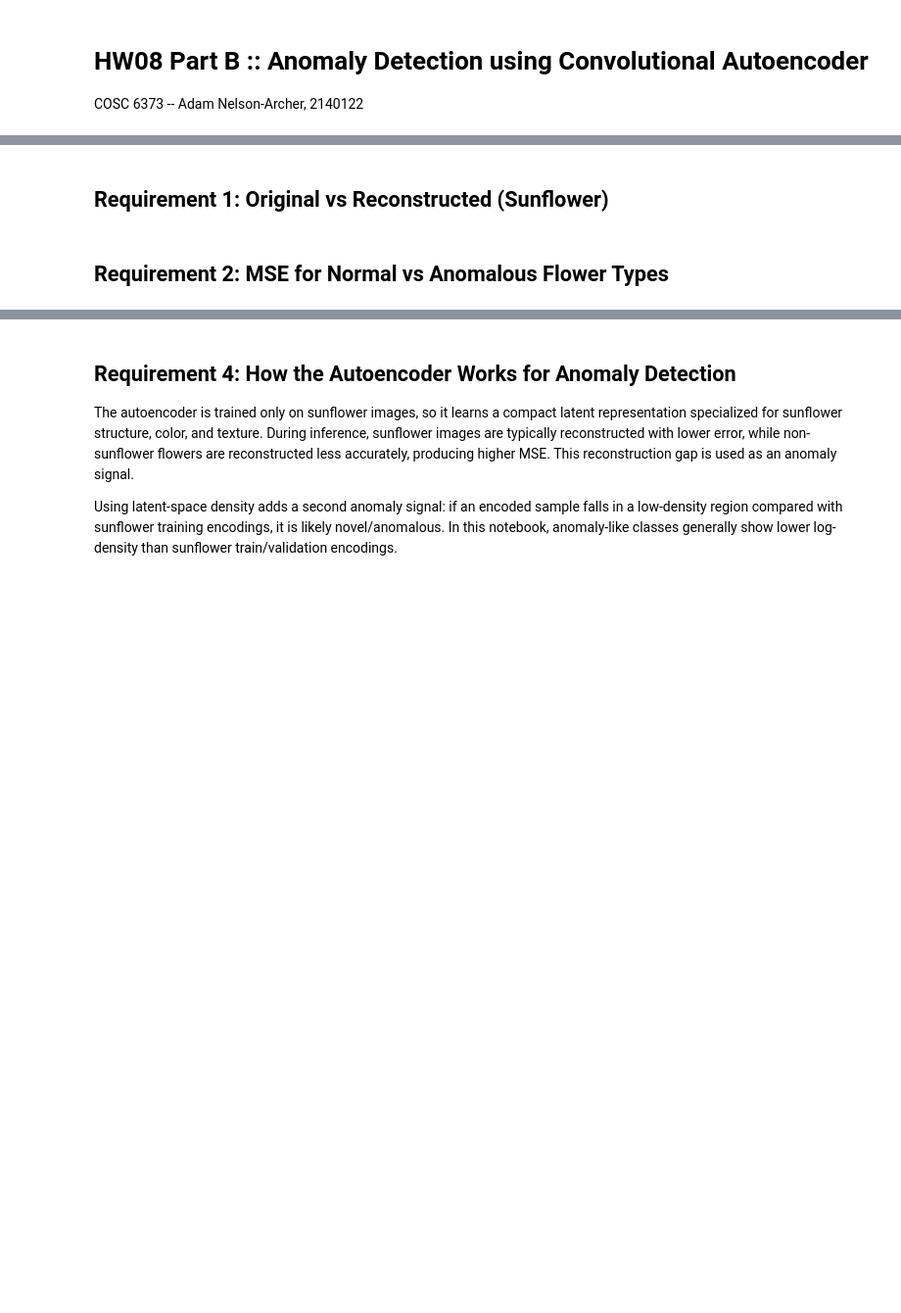
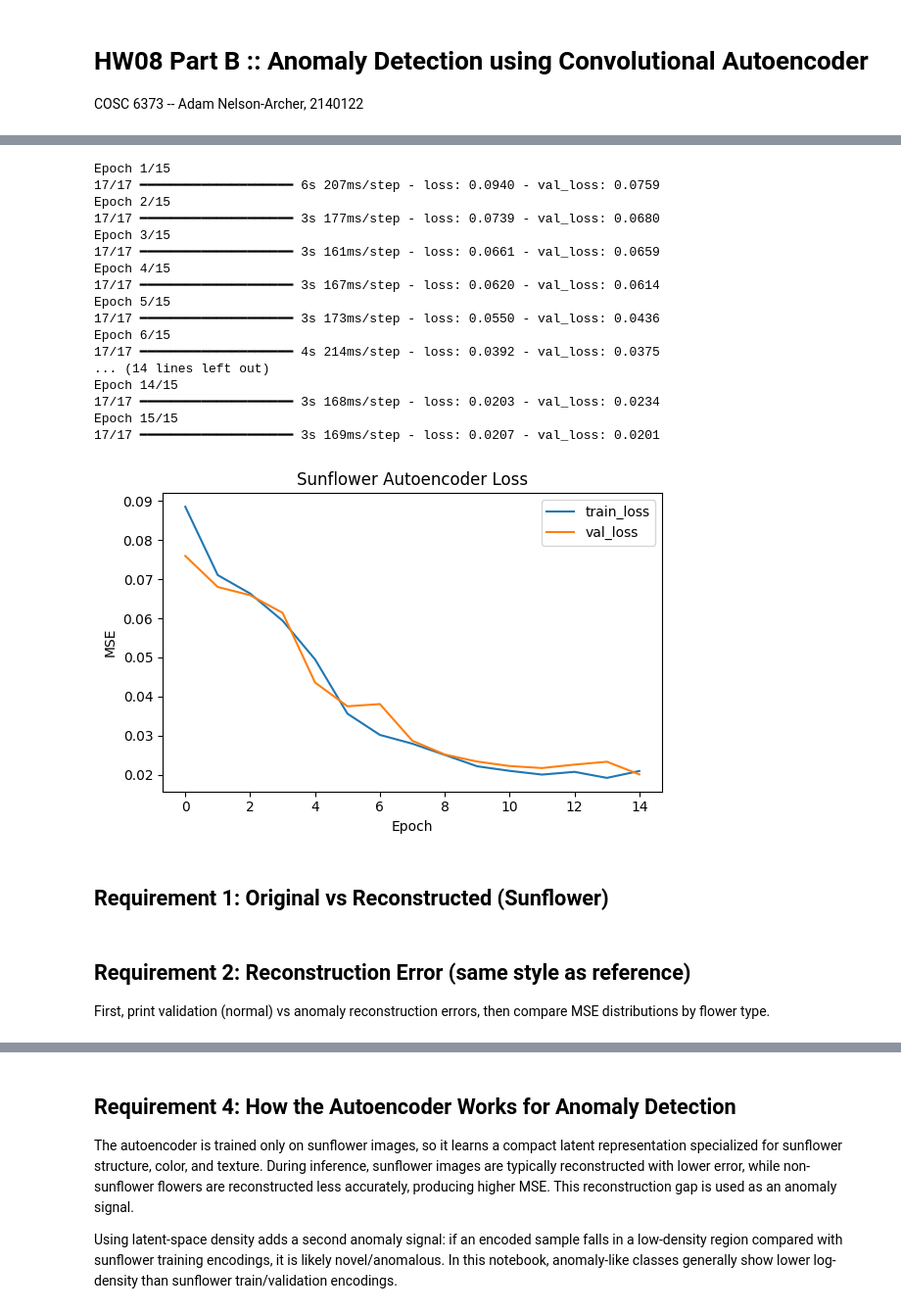
Before and after one commit to adamnelsonarcher/COSC6373, a Jupyter notebook: HW8/Part_B/HW08-PartB_Adam_Nelson-Archer.ipynb, the cells around one changed output, grey strips where cells are left out. Shown at 98% size. Drawn from its saved outputs; the diff is of its cells as text; code cells hidden in the pictures; blank space fills up the shorter version.

```diff
--- a/HW8/Part_B/HW08-PartB_Adam_Nelson-Archer.ipynb
+++ b/HW8/Part_B/HW08-PartB_Adam_Nelson-Archer.ipynb
@@ -113,29 +132,40 @@ print(val_ds)
 # %%
-def build_conv_autoencoder(img_size: tuple[int, int]):
+def build_conv_autoencoder_like_reference(img_size: tuple[int, int]):
     inp = tf.keras.Input(shape=(img_size[0], img_size[1], 3), name="image")
 
-    # Encoder: Conv + MaxPool
-    x = tf.keras.layers.Conv2D(32, 3, activation="relu", padding="same")(inp)
-    x = tf.keras.layers.MaxPooling2D(2, padding="same")(x)
-    x = tf.keras.layers.Conv2D(64, 3, activation="relu", padding="same")(x)
-    x = tf.keras.layers.MaxPooling2D(2, padding="same")(x)
-    x = tf.keras.layers.Conv2D(128, 3, activation="relu", padding="same")(x)
-    encoded = tf.keras.layers.MaxPooling2D(2, padding="same", name="encoded")(x)
+    # Encoder layout matching the reference notebook style.
+    x = tf.keras.layers.Conv2D(16, (3, 3), activation="relu", padding="same", name="enc_conv1")(inp)
+    x = tf.keras.layers.MaxPooling2D((4, 4), padding="same", name="enc_pool1")(x)
 
-    # Decoder: Transposed conv upsampling
-    x = tf.keras.layers.Conv2DTranspose(128, 3, strides=2, activation="relu", padding="same")(encoded)
-    x = tf.keras.layers.Conv2DTranspose(64, 3, strides=2, activation="relu", padding="same")(x)
-    x = tf.keras.layers.Conv2DTranspose(32, 3, strides=2, activation="relu", padding="same")(x)
-    out = tf.keras.layers.Conv2D(3, 3, activation="sigmoid", padding="same")(x)
+    x = tf.keras.layers.Conv2D(8, (3, 3), activation="relu", padding="same", name="enc_conv2")(x)
+    x = tf.keras.layers.MaxPooling2D((4, 4), padding="same", name="enc_pool2")(x)
+
+    x = tf.keras.layers.Conv2D(3, (3, 3), activation="relu", padding="same", name="enc_conv3")(x)
+    encoded = tf.keras.layers.MaxPooling2D((2, 2), padding="same", name="encoded")(x)  # 3x3x3
+
+    # Decoder layout matching reference style (upsampling blocks).
+    x = tf.keras.layers.Conv2D(3, (3, 3), activation="relu", padding="same", name="dec_conv1")(encoded)
+    x = tf.keras.layers.UpSampling2D((2, 2), name="dec_up1")(x)
+
+    x = tf.keras.layers.Conv2D(8, (3, 3), activation="relu", padding="same", name="dec_conv2")(x)
+    x = tf.keras.layers.UpSampling2D((4, 4), name="dec_up2")(x)
+
+    x = tf.keras.layers.Conv2D(16, (3, 3), activation="relu", padding="same", name="dec_conv3")(x)
+    x = tf.keras.layers.UpSampling2D((4, 4), name="dec_up3")(x)
+
+    out = tf.keras.layers.Conv2D(3, (3, 3), activation="sigmoid", padding="same", name="reconstruction")(x)
 
     autoencoder = tf.keras.Model(inp, out, name="conv_autoencoder")
-    encoder = tf.keras.Model(inp, encoded, name="encoder")
+    encoder = tf.keras.Model(inp, encoded, name="encoder_replica")
     return autoencoder, encoder
 
 
-autoencoder, encoder = build_conv_autoencoder(cfg_img_size)
+autoencoder, encoder = build_conv_autoencoder_like_reference(cfg_img_size)
 autoencoder.compile(
-    optimizer=tf.keras.optimizers.Adam(learning_rate=cfg_learning_rate),
+    optimizer=tf.keras.optimizers.Adadelta(learning_rate=1.0),
     loss="mse",
 )
+print("Autoencoder summary:")
 autoencoder.summary()
+print("\nEncoder summary (compressed 3x3x3):")
+encoder.summary()
@@ -142,24 +194,43 @@ autoencoder.summary()
 # %%
 callbacks = [
-    tf.keras.callbacks.EarlyStopping(monitor="val_loss", patience=3, restore_best_weights=True),
+    tf.keras.callbacks.EarlyStopping(monitor="val_loss", patience=10, restore_best_weights=True),
 ]
 
 history = autoencoder.fit(
     train_ds,
     validation_data=val_ds,
     epochs=cfg_epochs,
     callbacks=callbacks,
     verbose=1,
 )
 
 plt.figure(figsize=(6, 4))
 plt.plot(history.history["loss"], label="train_loss")
 plt.plot(history.history["val_loss"], label="val_loss")
 plt.title("Sunflower Autoencoder Loss")
 plt.xlabel("Epoch")
 plt.ylabel("MSE")
 plt.legend()
 plt.tight_layout()
+# %% [output]
+Epoch 1/15
+17/17 ━━━━━━━━━━━━━━━━━━━━ 6s 207ms/step - loss: 0.0940 - val_loss: 0.0759
+Epoch 2/15
+17/17 ━━━━━━━━━━━━━━━━━━━━ 3s 177ms/step - loss: 0.0739 - val_loss: 0.0680
+Epoch 3/15
+17/17 ━━━━━━━━━━━━━━━━━━━━ 3s 161ms/step - loss: 0.0661 - val_loss: 0.0659
+Epoch 4/15
+17/17 ━━━━━━━━━━━━━━━━━━━━ 3s 167ms/step - loss: 0.0620 - val_loss: 0.0614
+Epoch 5/15
+17/17 ━━━━━━━━━━━━━━━━━━━━ 3s 173ms/step - loss: 0.0550 - val_loss: 0.0436
+Epoch 6/15
+17/17 ━━━━━━━━━━━━━━━━━━━━ 4s 214ms/step - loss: 0.0392 - val_loss: 0.0375
+... (14 lines left out)
+Epoch 14/15
+17/17 ━━━━━━━━━━━━━━━━━━━━ 3s 168ms/step - loss: 0.0203 - val_loss: 0.0234
+Epoch 15/15
+17/17 ━━━━━━━━━━━━━━━━━━━━ 3s 169ms/step - loss: 0.0207 - val_loss: 0.0201
+[figure, added]
 # %% [markdown]
 ## Requirement 1: Original vs Reconstructed (Sunflower)
 # %%
@@ -177,8 +248,10 @@ for i in range(6):
     axes[1, i].axis("off")
 
 plt.tight_layout()
-# %% [markdown]
-## Requirement 2: MSE for Normal vs Anomalous Flower Types
+# %% [markdown]
+## Requirement 2: Reconstruction Error (same style as reference)
+
+First, print validation (normal) vs anomaly reconstruction errors, then compare MSE distributions by flower type.
 # %%
 def load_array(paths: list[Path], img_size: tuple[int, int]) -> np.ndarray:
     arr = []
```
Also changed, not shown: parts of 11 cells of this notebook.
